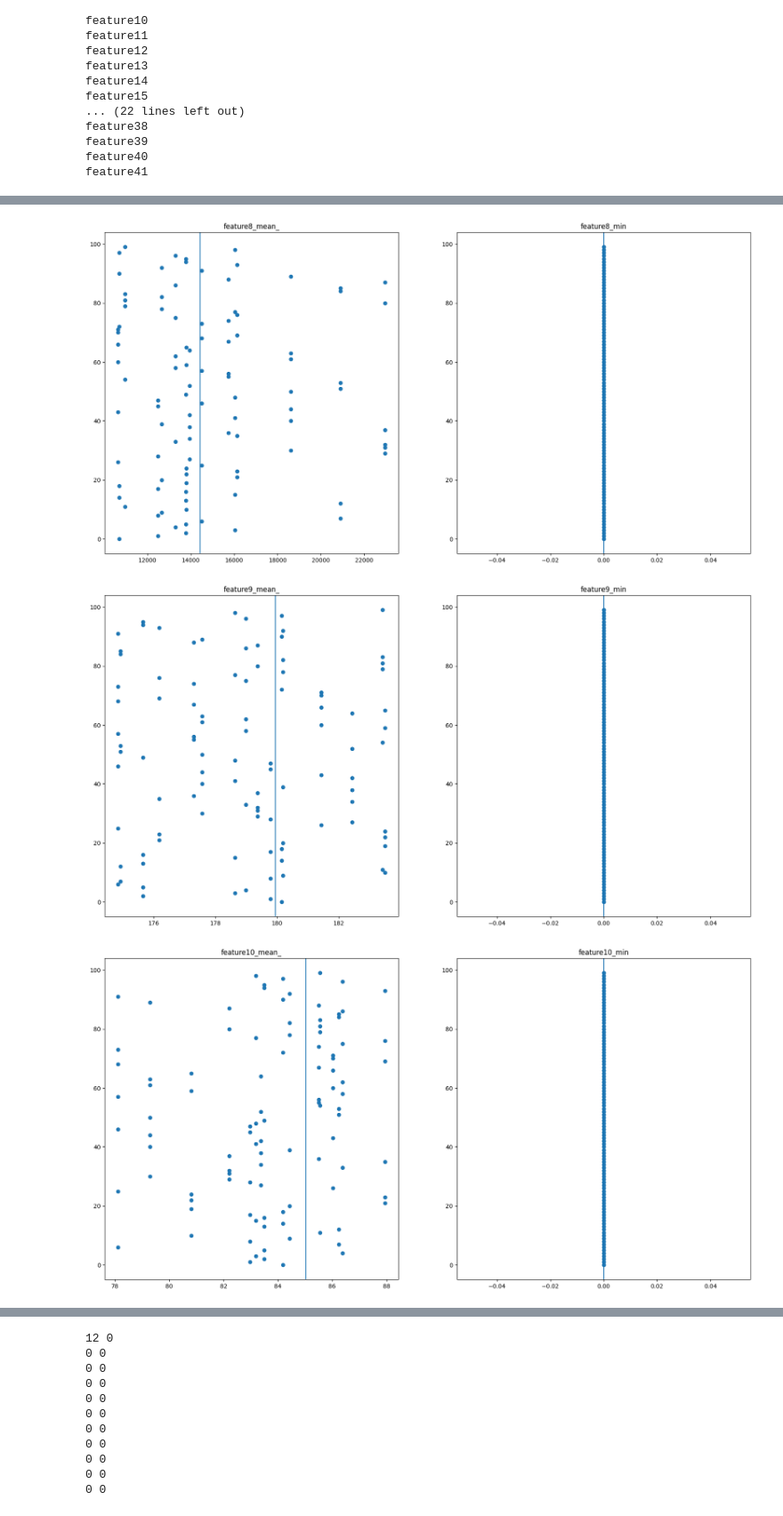
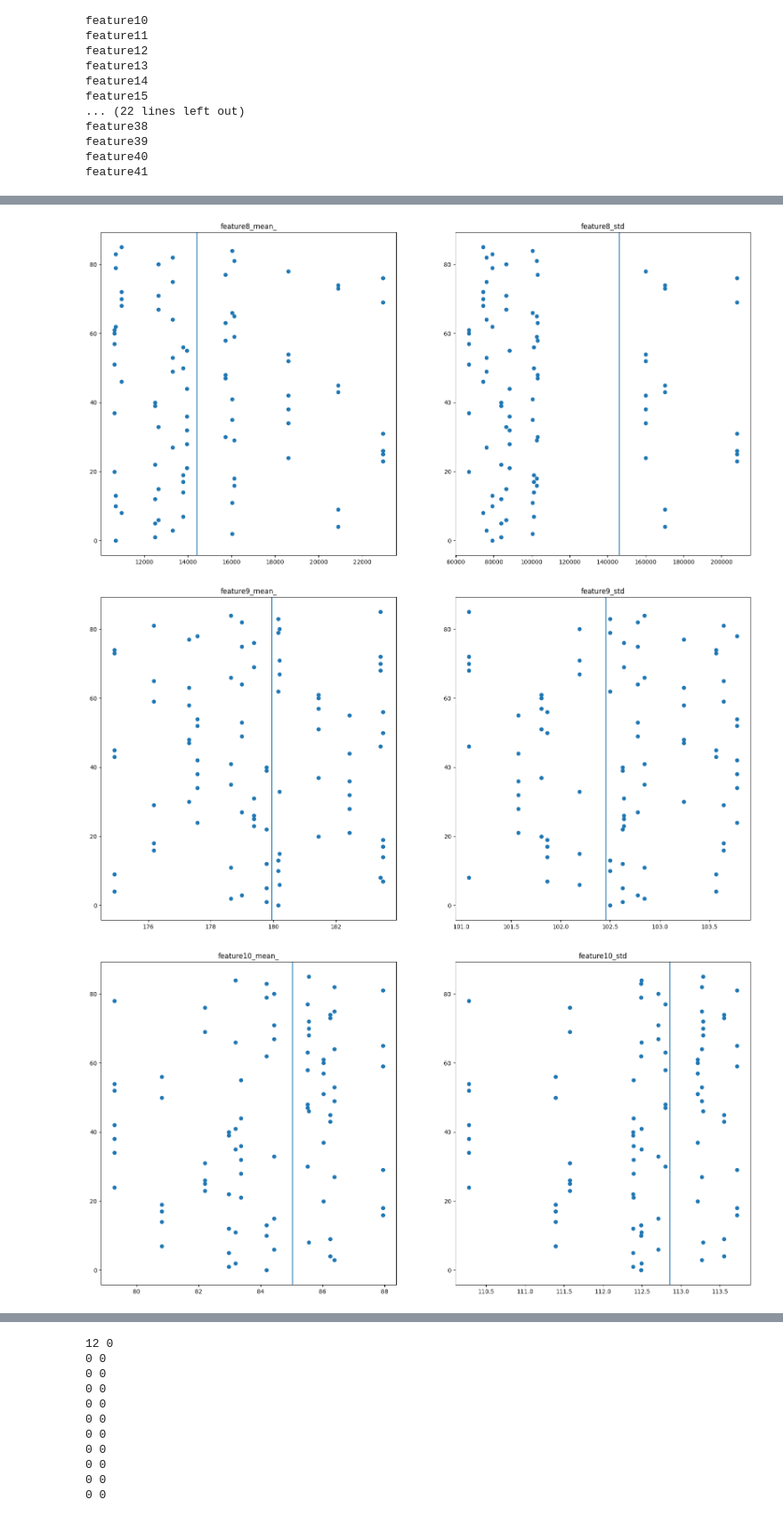
Before and after one commit to lhduc94/COMP_MLOPS, a Jupyter notebook: notebooks/check_drift_phase2_prob2.ipynb, the cells around one changed output, grey strips where cells are left out. Shown at 89% size. Saved outputs shown, nothing was run; the diff lists cells and outputs as text; code cells hidden in the pictures.

```diff
--- a/notebooks/check_drift_phase2_prob2.ipynb
+++ b/notebooks/check_drift_phase2_prob2.ipynb
@@ -35,0 +22,12 @@ Name: feature27, Length: 151, dtype: int64
+# %%
+var_count_train = Counter(train_df['feature2'])
+# %%
+drift_dfs = []
+for df in dfs:
+    var_count_test = Counter(df['feature2'])
+    if drift_psi(var_count_train, var_count_test) == 0:
+        drift_dfs.append(df)
+# %%
+for df in drift_dfs:
+    var_count_test = Counter(df['feature2'])
+    print(var_count_test)
@@ -55,7 +167,7 @@ for col in ['feature1', 'feature2', 'feature3', 'feature4', 'feature5', 'feature
         n_mins = []
         train_max = train_df[col].max()
         train_min = train_df[col].min()
-        for df in dfs:
+        for df in drift_dfs:
             mean_.append(df[col].mean())
             std_.append(df[col].std())
             max_.append(df[col].max())
@@ -95,8 +203,8 @@ for col in check_drift.keys():
     ax1.set_title(f'{col}_mean_')
     ax1.axvline(x=train_df[col].mean())
 
-    ax2.scatter(x=stats['min_'],y=stats.index)
-    ax2.set_title(f'{col}_min')
-    ax2.axvline(x=train_df[col].min())
+    ax2.scatter(x=stats['std_'],y=stats.index)
+    ax2.set_title(f'{col}_std')
+    ax2.axvline(x=train_df[col].std())
     plt.show()
 # %% [output]
@@ -107,3 +215,3 @@ for col in check_drift.keys():
-[figure, old version]
+[figure, new version]
-[figure, old version]
+[figure, new version]
-[figure, old version]
+[figure, new version]
```
Also changed, not shown: parts of 19 cells of this notebook, 9 other files.
